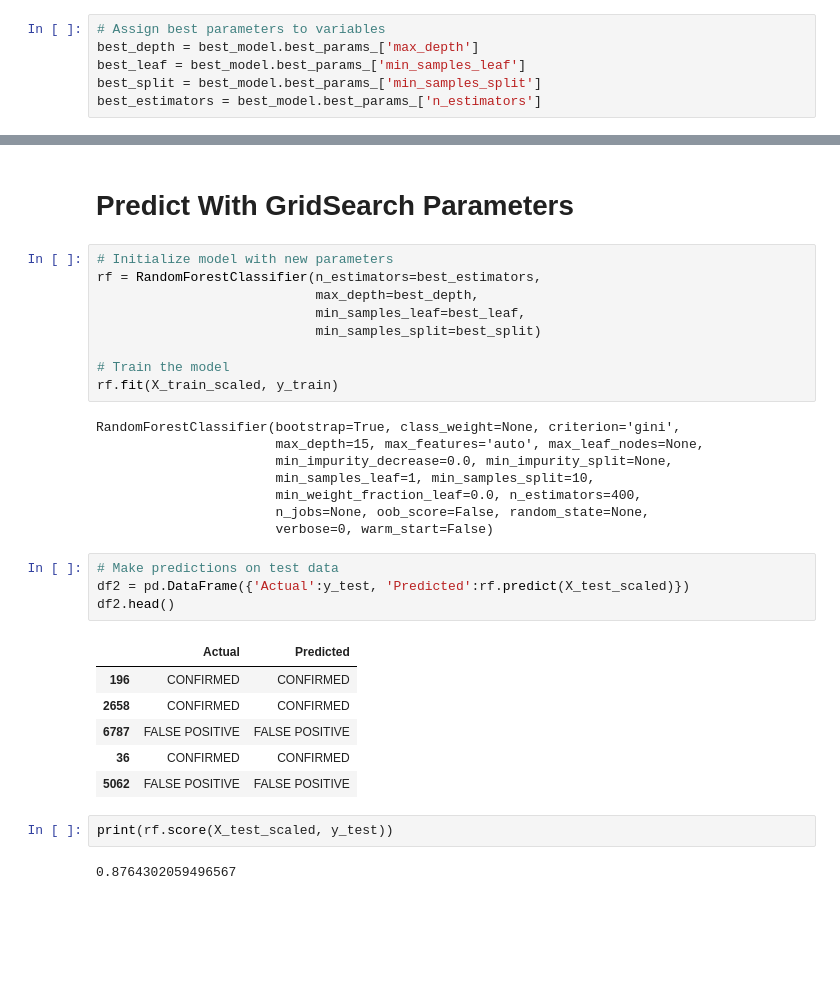
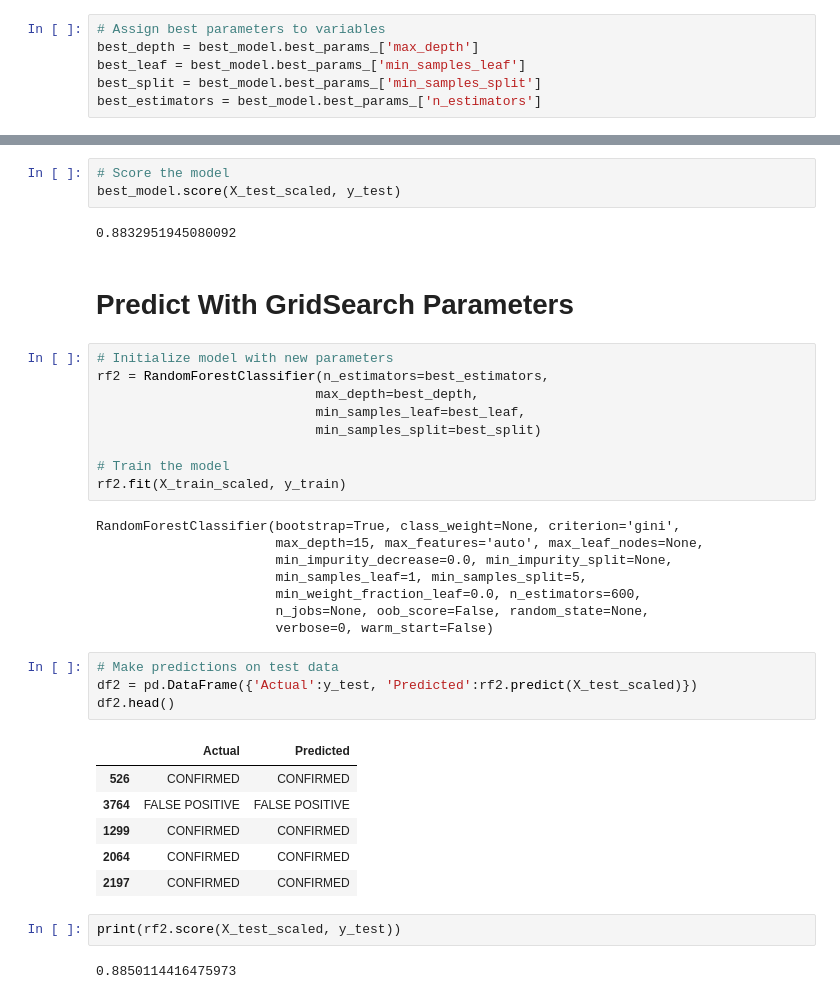
Before and after one commit to lorijta92/machine-learning-exoplanets, a Jupyter notebook: random_forest.ipynb, the cells around one changed output, grey strips where cells are left out. Saved outputs shown, nothing was run; the diff lists cells and outputs as text; blank space fills up the shorter version.

Commit message:
tune model

```diff
--- a/random_forest.ipynb
+++ b/random_forest.ipynb
@@ -196,34 +196,39 @@ df_grid.head()
+# %%
+# Score the model
+best_model.score(X_test_scaled, y_test)
+# %% [output]
+0.8832951945080092
 # %% [markdown]
 # Predict With GridSearch Parameters
 # %%
 # Initialize model with new parameters
-rf = RandomForestClassifier(n_estimators=best_estimators,
+rf2 = RandomForestClassifier(n_estimators=best_estimators,
                             max_depth=best_depth,
                             min_samples_leaf=best_leaf,
                             min_samples_split=best_split)
 
 # Train the model
-rf.fit(X_train_scaled, y_train)
+rf2.fit(X_train_scaled, y_train)
 # %% [output]
 RandomForestClassifier(bootstrap=True, class_weight=None, criterion='gini',
                        max_depth=15, max_features='auto', max_leaf_nodes=None,
                        min_impurity_decrease=0.0, min_impurity_split=None,
-                       min_samples_leaf=1, min_samples_split=10,
-                       min_weight_fraction_leaf=0.0, n_estimators=400,
+                       min_samples_leaf=1, min_samples_split=5,
+                       min_weight_fraction_leaf=0.0, n_estimators=600,
                        n_jobs=None, oob_score=False, random_state=None,
                        verbose=0, warm_start=False)
 # %%
 # Make predictions on test data
-df2 = pd.DataFrame({'Actual':y_test, 'Predicted':rf.predict(X_test_scaled)})
+df2 = pd.DataFrame({'Actual':y_test, 'Predicted':rf2.predict(X_test_scaled)})
 df2.head()
 # %% [output]
 |  | Actual | Predicted |
-| 196 | CONFIRMED | CONFIRMED |
-| 2658 | CONFIRMED | CONFIRMED |
-| 6787 | FALSE POSITIVE | FALSE POSITIVE |
-| 36 | CONFIRMED | CONFIRMED |
-| 5062 | FALSE POSITIVE | FALSE POSITIVE |
+| 526 | CONFIRMED | CONFIRMED |
+| 3764 | FALSE POSITIVE | FALSE POSITIVE |
+| 1299 | CONFIRMED | CONFIRMED |
+| 2064 | CONFIRMED | CONFIRMED |
+| 2197 | CONFIRMED | CONFIRMED |
 # %%
-print(rf.score(X_test_scaled, y_test))
+print(rf2.score(X_test_scaled, y_test))
 # %% [output]
-0.8764302059496567
+0.8850114416475973
```
Also changed, not shown: parts of 7 cells of this notebook.
